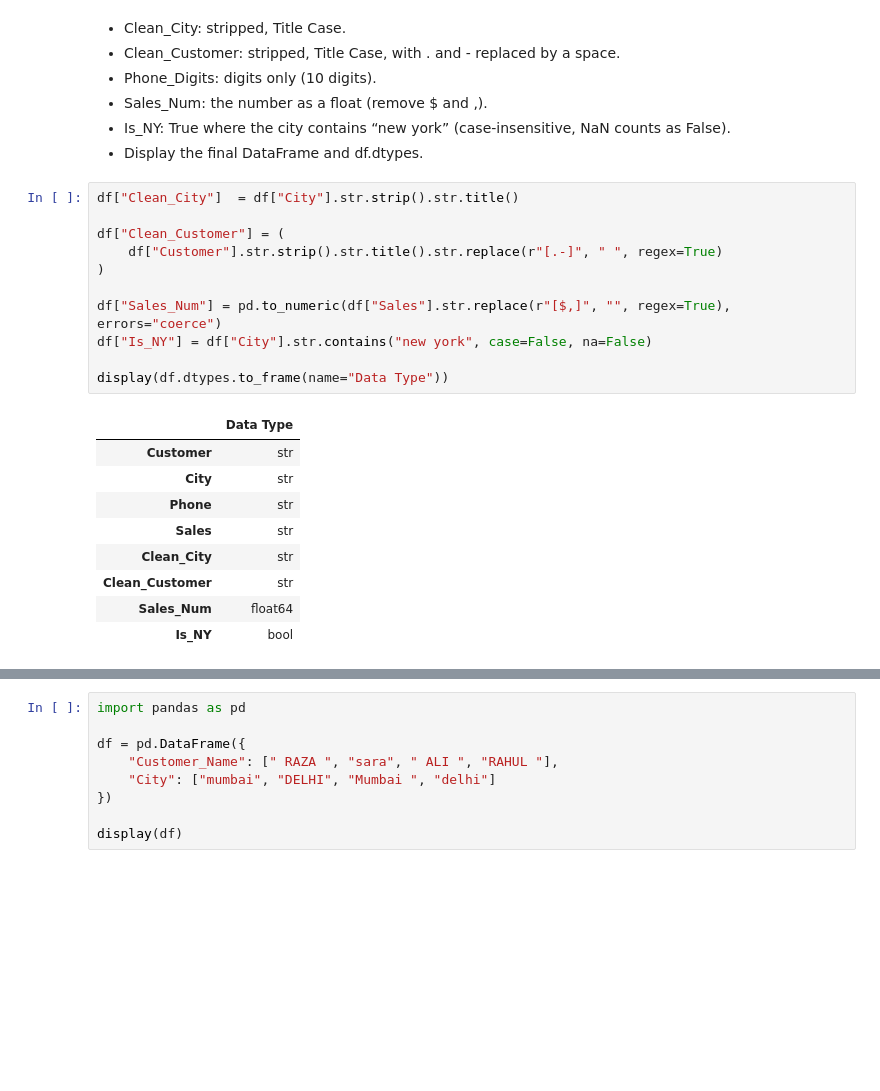
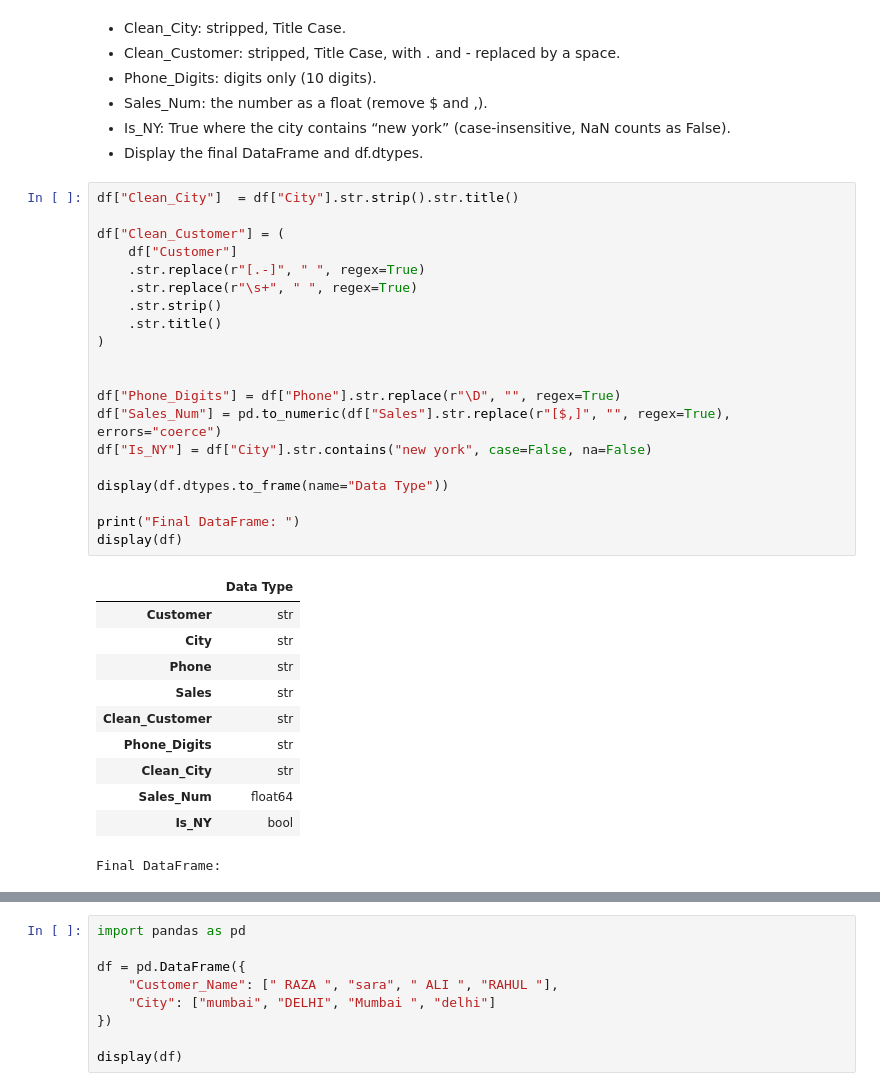
Before and after one commit to mohammadhamid8554-lgtm/data-science-from-scratch, a Jupyter notebook: phase_1.2_pandas/string_operations.ipynb, the cells around one changed output, grey strips where cells are left out. Drawn from its saved outputs; the diff is of its cells as text; blank space fills up the shorter version.

```diff
--- a/phase_1.2_pandas/string_operations.ipynb
+++ b/phase_1.2_pandas/string_operations.ipynb
@@ -78,21 +78,32 @@ display(df)
 # %%
 df["Clean_City"]  = df["City"].str.strip().str.title()
 
 df["Clean_Customer"] = (
-    df["Customer"].str.strip().str.title().str.replace(r"[.-]", " ", regex=True)
+    df["Customer"]
+    .str.replace(r"[.-]", " ", regex=True)
+    .str.replace(r"\s+", " ", regex=True)
+    .str.strip()
+    .str.title()
 )
 
+
+df["Phone_Digits"] = df["Phone"].str.replace(r"\D", "", regex=True)
 df["Sales_Num"] = pd.to_numeric(df["Sales"].str.replace(r"[$,]", "", regex=True), errors="coerce")
 df["Is_NY"] = df["City"].str.contains("new york", case=False, na=False)
 
 display(df.dtypes.to_frame(name="Data Type"))
+
+print("Final DataFrame: ")
+display(df)
 # %% [output]
 |  | Data Type |
 | Customer | str |
 | City | str |
 | Phone | str |
 | Sales | str |
+| Clean_Customer | str |
+| Phone_Digits | str |
 | Clean_City | str |
-| Clean_Customer | str |
 | Sales_Num | float64 |
 | Is_NY | bool |
+Final DataFrame:
```
Also changed, not shown: parts of 29 cells of this notebook.
